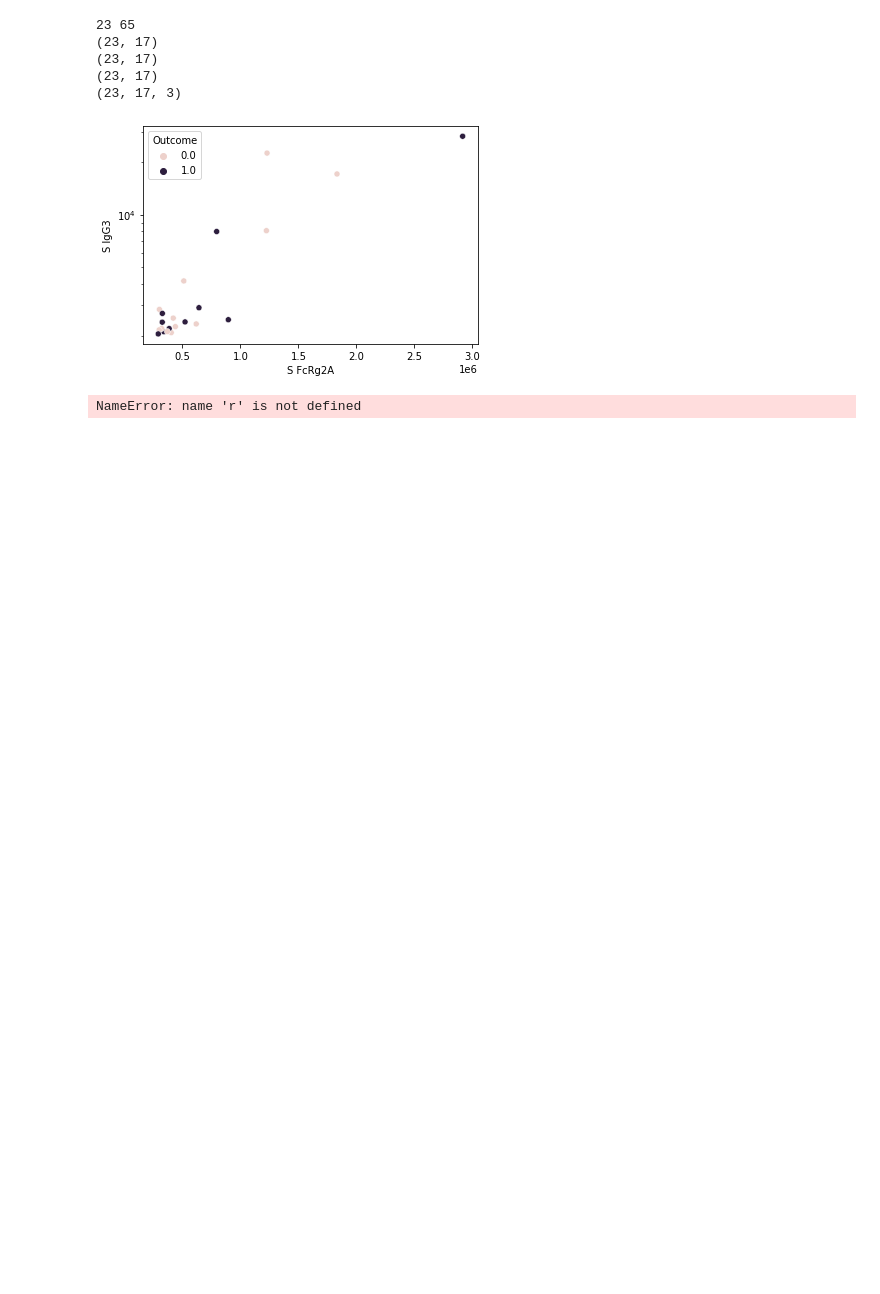
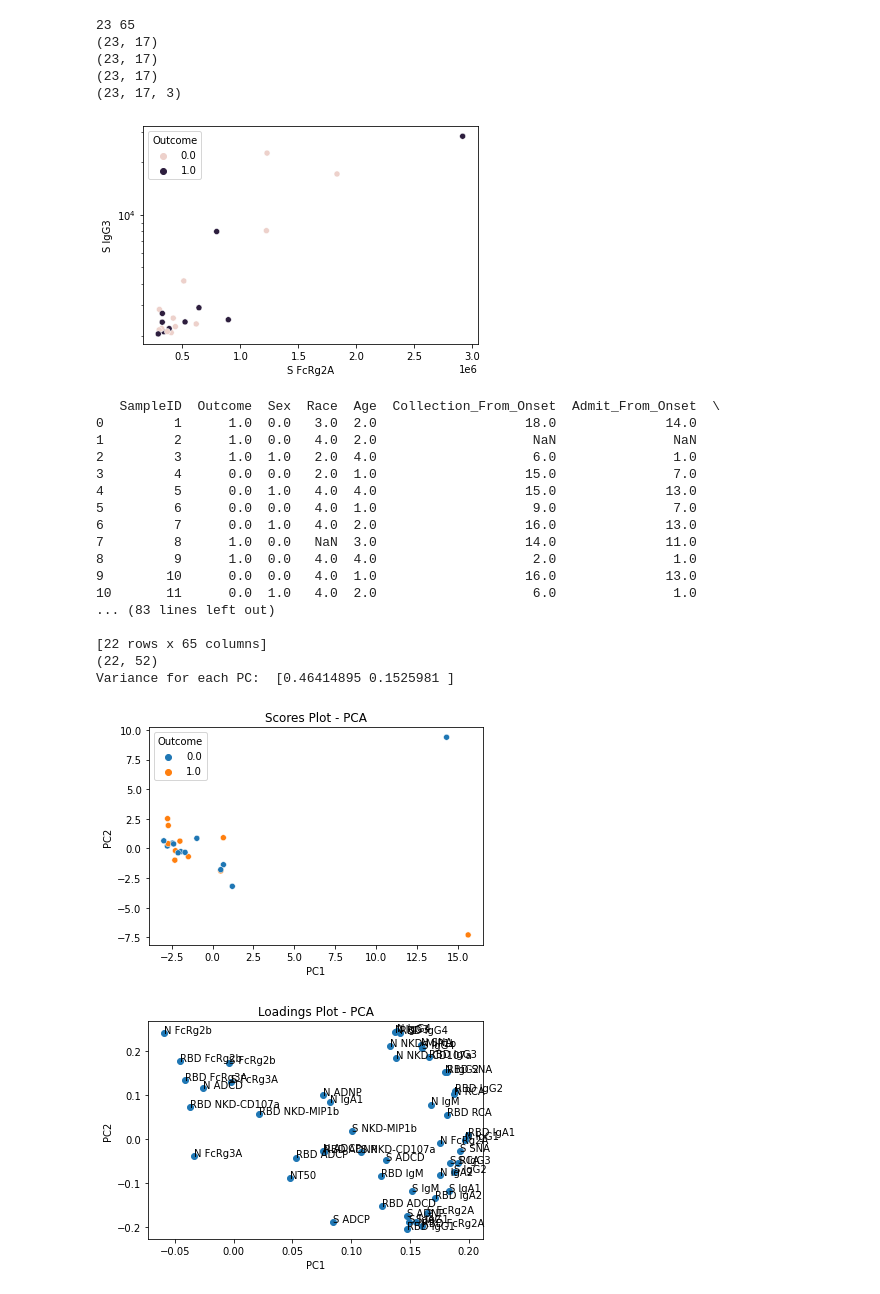
Before and after one commit to nurik999/sysSerol-COVID, a Jupyter notebook: dataimport.ipynb, the cells around one changed output. Saved outputs shown, nothing was run; the diff lists cells and outputs as text; code cells hidden in the pictures; blank space fills up the shorter version.

```diff
--- a/dataimport.ipynb
+++ b/dataimport.ipynb
@@ -40,39 +40,57 @@ from scipy import stats
 
 Cov = pd.read_csv('CovData.csv')
 r, c = Cov.shape
-Cov = Cov.drop(Cov.index[[r]])
+Cov = Cov.drop(Cov.index[[r-1]])
 print(Cov)
 
 Outcome = Cov['Outcome']
 Outcome = Outcome.values
 
 X = Cov.iloc[0:22,13:c]
 variables = X.head(0)
 X = X.values
 print(X.shape)
 
 PCAdata = scale(X)
 pca = PCA(n_components=2)
 scores = pca.fit_transform(PCAdata)
 print("Variance for each PC: ", pca.explained_variance_ratio_)
 
 sns.scatterplot(y=scores[:,1], x=scores[:,0], data=Cov, hue="Outcome")
 
 plt.xlabel("PC1")
 plt.ylabel("PC2")
 plt.title("Scores Plot - PCA")
 
 plt.figure()
 loadings = pca.components_.T
 plt.scatter(loadings[:,0], loadings[:,1])
 plt.xlabel("PC1")
 plt.ylabel("PC2")
 plt.title("Loadings Plot - PCA")
 
 for i, txt in enumerate(variables):
     plt.annotate(txt, (loadings[i,0], loadings[i,1]))
 # %% [output]
-NameError: name 'r' is not defined
+   SampleID  Outcome  Sex  Race  Age  Collection_From_Onset  Admit_From_Onset  \
+0         1      1.0  0.0   3.0  2.0                   18.0              14.0
+1         2      1.0  0.0   4.0  2.0                    NaN               NaN
+2         3      1.0  1.0   2.0  4.0                    6.0               1.0
+3         4      0.0  0.0   2.0  1.0                   15.0               7.0
+4         5      0.0  1.0   4.0  4.0                   15.0              13.0
+5         6      0.0  0.0   4.0  1.0                    9.0               7.0
+6         7      0.0  1.0   4.0  2.0                   16.0              13.0
+7         8      1.0  0.0   NaN  3.0                   14.0              11.0
+8         9      1.0  0.0   4.0  4.0                    2.0               1.0
+9        10      0.0  0.0   4.0  1.0                   16.0              13.0
+10       11      0.0  1.0   4.0  2.0                    6.0               1.0
+... (83 lines left out)
+
+[22 rows x 65 columns]
+(22, 52)
+Variance for each PC:  [0.46414895 0.1525981 ]
+[figure, added]
+[figure, added]
 # %%
 from sklearn.cross_decomposition import PLSRegression
 from sklearn.preprocessing import scale
```
Also changed, not shown: parts of 1 cell of this notebook.
